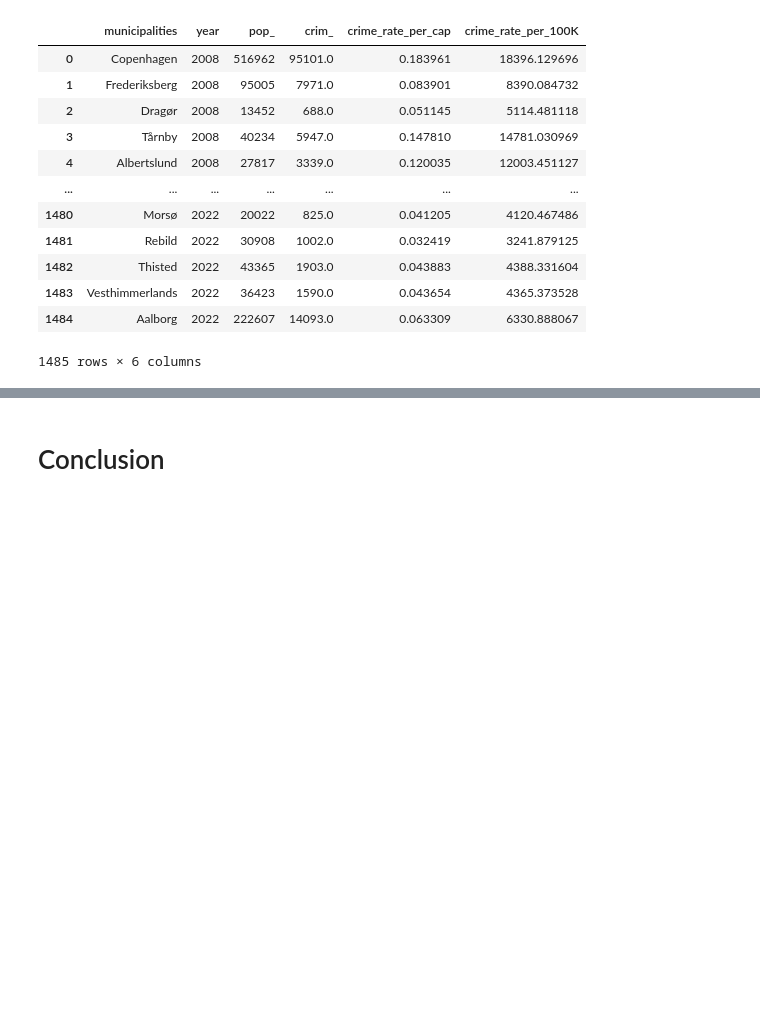
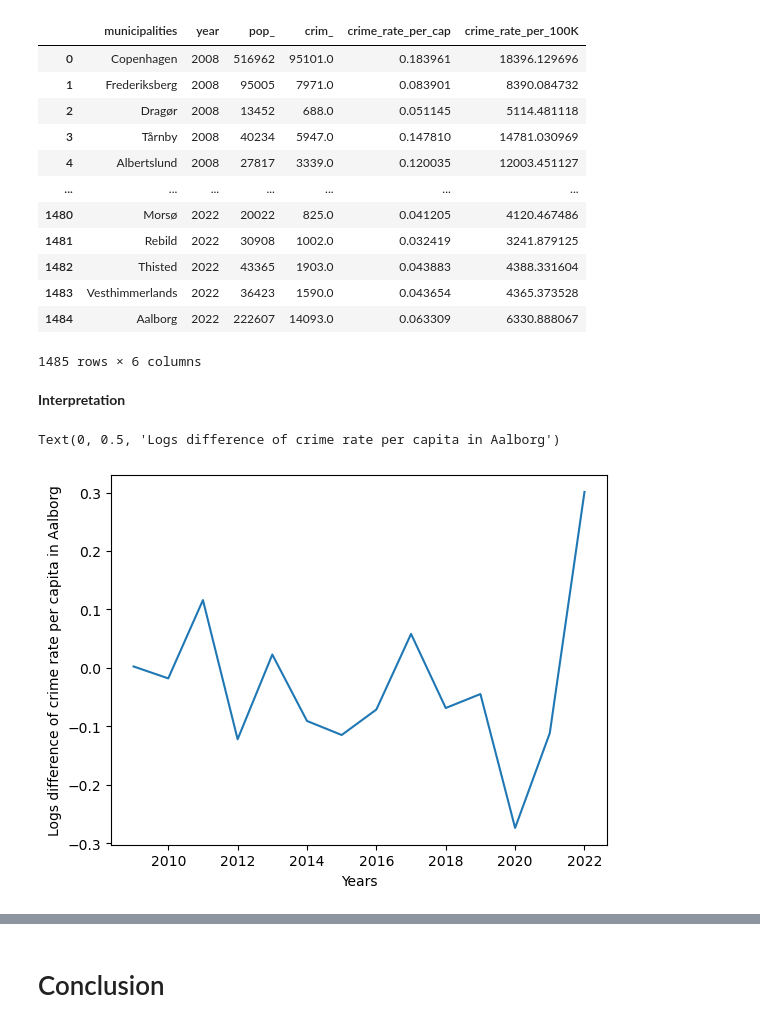
Before and after one commit to NumEconCopenhagen/projects-2023-latin-power, a Jupyter notebook: dataproject/dataproject.ipynb, the cells around one changed output, grey strips where cells are left out. Cells and saved outputs as stored; diff of their text form; code cells hidden in the pictures; blank space fills up the shorter version.

Commit message:
Plots created for logs difference for Aalborg

```diff
--- a/dataproject/dataproject.ipynb
+++ b/dataproject/dataproject.ipynb
@@ -280,3 +284,29 @@ total # overview of crime; including crime rate per capita and crime rate per 10
 | 1483 | Vesthimmerlands | 2022 | 36423 | 1590.0 | 0.043654 | 4365.373528 |
 | 1484 | Aalborg | 2022 | 222607 | 14093.0 | 0.063309 | 6330.888067 |
 1485 rows × 6 columns
+# %% [markdown]
+**Interpretation**
+# %%
+# Taking log of crime rate per capita and population for Aalborg
+aalborg=total.loc[total["municipalities"] == "Aalborg"] # Assign all rows that contains Aalborg from our merged data "total".
+
+# Taking logs of crime rate per capita in Aalborg
+log_crpc_aalborg = np.log(aalborg.crime_rate_per_cap)
+# Taking logs difference
+log_diff_crpc_aalborg = log_crpc_aalborg.diff().dropna()
+# Including years in logs difference to compute plot. Note: excludes first row.
+log_diff_crpc_aalborg.index= aalborg["year"][1:]
+
+## Doing the same for population in Aalborg
+log_pop_aalborg = np.log(aalborg.pop_)
+log_diff_pop_aalborg = log_pop_aalborg.diff().dropna()
+log_diff_pop_aalborg.index= aalborg["year"][1:]
+
+
+
+plt.plot(log_diff_crpc_aalborg)
+plt.xlabel("Years")
+plt.ylabel("Logs difference of crime rate per capita in Aalborg")
+# %% [output]
+Text(0, 0.5, 'Logs difference of crime rate per capita in Aalborg')
+[figure, added]
```
Also changed, not shown: parts of 3 cells of this notebook.
